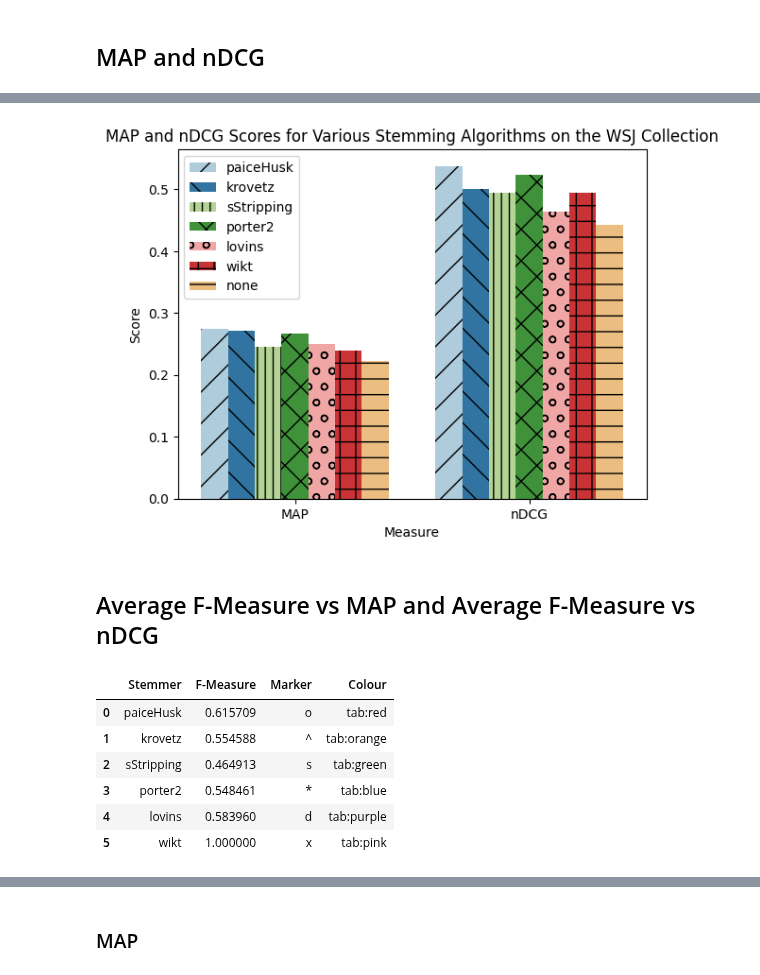
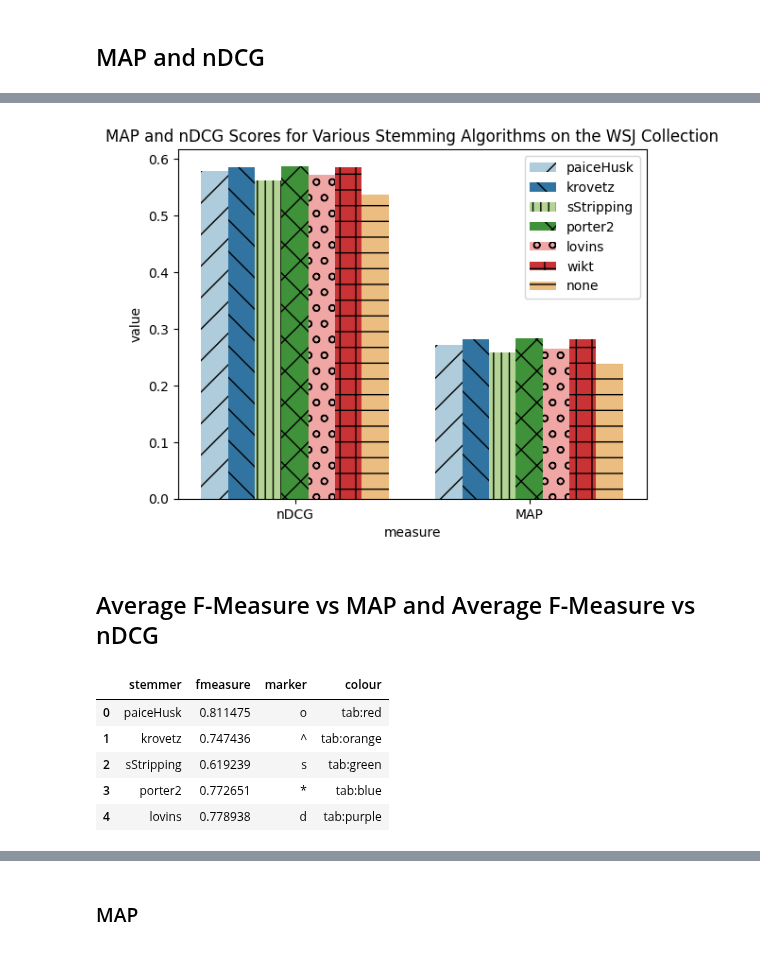
Before and after one commit to Axiomatic314/Stemming, a Jupyter notebook: wsj.ipynb, the cells around one changed output, grey strips where cells are left out. Cells and saved outputs as stored; diff of their text form; code cells hidden in the pictures.

```diff
--- a/wsj.ipynb
+++ b/wsj.ipynb
@@ -46,0 +52,27 @@ nDCG_avg = pd.DataFrame(data_avg)
+# %%
+#Initialise data dictionary with column names and empty lists
+data = { "stemmer" : [], "QID" : [], "MAP" : []}
+data_avg = {"stemmer" : [], "MAP" : []}
+QID = np.concatenate((np.arange(100,201),np.arange(51,100)))
+values = list()
+values_avg = list()
+queryTotal = 0
+with open(path.join(data_dir,"map-wsj.csv"), "r") as f:
+    for line in f:
+        queryTotal+=1
+        if queryTotal > 150:
+            values_avg.append(float(line.strip()))
+            queryTotal = 0
+            continue
+        values.append(float(line.strip()))
+i = 0
+for stemmer in labels:
+    data["MAP"].extend(values[150*i:150*(i+1)])
+    data["stemmer"].extend([stemmer for _ in QID])
+    data["QID"].extend(QID)
+    i+=1
+data_avg["MAP"].extend(values_avg)
+data_avg["stemmer"].extend(labels)
+MAP_all = pd.DataFrame(data)
+MAP_avg = pd.DataFrame(data_avg)
+display(MAP_avg)
@@ -46,0 +88,4 @@ nDCG_avg = pd.DataFrame(data_avg)
+# %%
+df = pd.merge(nDCG_avg,MAP_avg)
+df = df.melt(id_vars="stemmer").rename({"variable" : "measure"}, axis=1)
+display(df)
@@ -47,10 +108,2 @@ nDCG_avg = pd.DataFrame(data_avg)
 # %% [markdown]
 ## MAP and nDCG
-# %%
-labels = ["paiceHusk", "krovetz", "sStripping", "porter2", "lovins", "wikt","none"]
-map = [0.273885, 0.270678, 0.245353, 0.266312, 0.249784, 0.238835, 0.222357]
-nDCG = [0.537582, 0.501087, 0.494990, 0.523511, 0.464134, 0.494408, 0.442813]
-
-data = {"Stemmer": labels, "MAP": map, "nDCG": nDCG}
-df = pd.DataFrame(data=data)
-df = df.melt(id_vars="Stemmer").rename({"variable": "Measure", "value": "Score"}, axis="columns")
@@ -75,52 +110,50 @@ print(df)
 # %%
-ax = sns.barplot(x="Measure", y="Score", hue="Stemmer", data=df, palette=sns.color_palette("Paired"))
+ax = sns.barplot(x="measure", y="value", hue="stemmer", data=df, palette=sns.color_palette("Paired"))
 hatches = itertools.cycle([ "/", "\\", "||", "x", "o", "+", "-"])
 num_stemmers = 2
 for i, bar in enumerate(ax.patches):
     if i % num_stemmers == 0:
         hatch = next(hatches)
     bar.set_hatch(hatch)
 ax.legend(loc="best")
 plt.title("MAP and nDCG Scores for Various Stemming Algorithms on the WSJ Collection")
 plt.show()
 # %% [output]
-[figure, old version]
+[figure, new version]
 # %% [markdown]
 ## Average F-Measure vs MAP and Average F-Measure vs nDCG
 # %%
 from os import path
 
 data_dir = path.join("Data","wikt")
-labels = ["paiceHusk", "krovetz", "sStripping", "porter2", "lovins", "wikt"]
+labels = ["paiceHusk", "krovetz", "sStripping", "porter2", "lovins"]
 
-paiceHusk_before_cluster_fmeasures = np.loadtxt(path.join(data_dir, "paiceHusk_before_cluster_fmeasures.csv"))
-krovetz_before_cluster_fmeasures = np.loadtxt(path.join(data_dir, "krovetz_before_cluster_fmeasures.csv"))
-sStripping_before_cluster_fmeasures = np.loadtxt(path.join(data_dir, "sStripping_before_cluster_fmeasures.csv"))
-porter2_before_cluster_fmeasures = np.loadtxt(path.join(data_dir, "porter2_before_cluster_fmeasures.csv"))
-lovins_before_cluster_fmeasures = np.loadtxt(path.join(data_dir, "lovins_before_cluster_fmeasures.csv"))
+paiceHusk_cluster_fmeasures = np.loadtxt(path.join(data_dir, "paiceHusk_cluster_fmeasures.csv"))
+krovetz_cluster_fmeasures = np.loadtxt(path.join(data_dir, "krovetz_cluster_fmeasures.csv"))
+sStripping_cluster_fmeasures = np.loadtxt(path.join(data_dir, "sStripping_cluster_fmeasures.csv"))
+porter2_cluster_fmeasures = np.loadtxt(path.join(data_dir, "porter2_cluster_fmeasures.csv"))
+lovins_cluster_fmeasures = np.loadtxt(path.join(data_dir, "lovins_cluster_fmeasures.csv"))
 
-before = [paiceHusk_before_cluster_fmeasures, krovetz_before_cluster_fmeasures, sStripping_before_cluster_fmeasures, porter2_before_cluster_fmeasures, lovins_before_cluster_fmeasures]
+before = [paiceHusk_cluster_fmeasures, krovetz_cluster_fmeasures, sStripping_cluster_fmeasures, porter2_cluster_fmeasures, lovins_cluster_fmeasures]
 
 averages = list()
 for stemmer in before:
     averages.append(stemmer.mean())
-averages.append(1)
 
 data = {
-    "Stemmer" : labels[:],
-    "F-Measure" : averages,
-    "Marker" : ["o","^","s","*","d","x"],
-    "Colour" : ["tab:red","tab:orange","tab:green","tab:blue","tab:purple","tab:pink"]
+    "stemmer" : labels[:],
+    "fmeasure" : averages,
+    "marker" : ["o","^","s","*","d"],
+    "colour" : ["tab:red","tab:orange","tab:green","tab:blue","tab:purple"]
 }
 
 average_fmeasures = pd.DataFrame(data=data)
 display(average_fmeasures)
 # %% [output]
-|  | Stemmer | F-Measure | Marker | Colour |
-| 0 | paiceHusk | 0.615709 | o | tab:red |
-| 1 | krovetz | 0.554588 | ^ | tab:orange |
-| 2 | sStripping | 0.464913 | s | tab:green |
-| 3 | porter2 | 0.548461 | * | tab:blue |
-| 4 | lovins | 0.583960 | d | tab:purple |
-| 5 | wikt | 1.000000 | x | tab:pink |
+|  | stemmer | fmeasure | marker | colour |
+| 0 | paiceHusk | 0.811475 | o | tab:red |
+| 1 | krovetz | 0.747436 | ^ | tab:orange |
+| 2 | sStripping | 0.619239 | s | tab:green |
+| 3 | porter2 | 0.772651 | * | tab:blue |
+| 4 | lovins | 0.778938 | d | tab:purple |
 # %%
```
Also changed, not shown: parts of 11 cells of this notebook.
